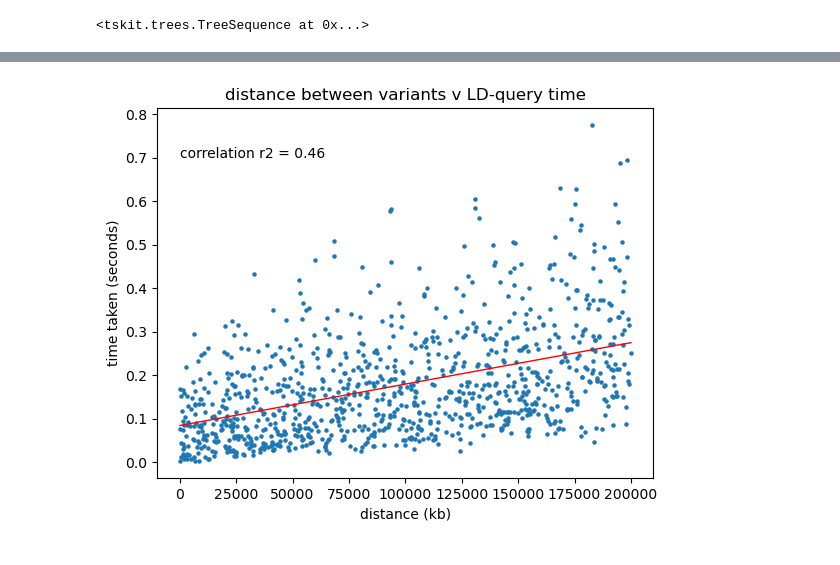
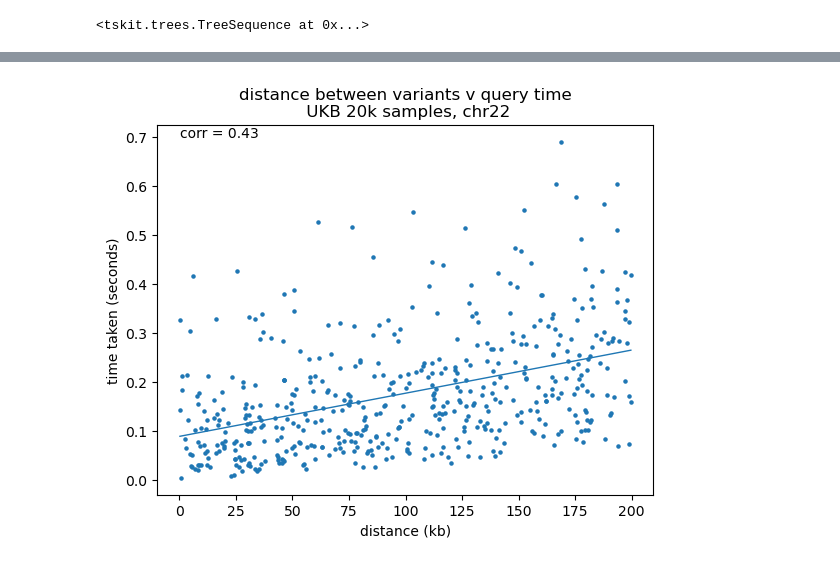
Before and after one commit to savitakartik/tskit-ld, a Jupyter notebook: compute_times_inferred_ts.ipynb, the cells around one changed output, grey strips where cells are left out. Drawn from its saved outputs; the diff is of its cells as text; code cells hidden in the pictures.

Commit message:
code refactor to use methods in ld_calculator.py

```diff
--- a/compute_times_inferred_ts.ipynb
+++ b/compute_times_inferred_ts.ipynb
@@ -57,3 +22,13 @@ plt.show()
+# %%
+num_sites = 500
+max_dist = 200_000
+chr = 22
+ld_calc = ld_calculator.LdInfo(ts, chr)
+sites_a = np.sort(np.random.choice(ld_calc.get_single_mutation_sites(), size=num_sites))
+sites_b = ld_calc.return_random_sites_in_range(sites_a, max_dist=max_dist)
+r2, compute_times = ld_calc.compute_ld_with_time(sites_a, sites_b)
+distances = ld_calc.compute_distance_between_sites(sites_a, sites_b)
+distances = np.array(distances) / 1_000
 # %%
 # histogram of distances
 plt.hist(np.array(distances) / 1_000)
@@ -65,16 +50,15 @@ plt.show()
 # %%
 # make a scatterplot of distance vs time
 plt.scatter(x=np.array(distances), y=compute_times, s=5)
 plt.plot(
     np.unique(distances),
     np.poly1d(np.polyfit(distances, compute_times, 1))(np.unique(distances)),
-    color="red",
     linewidth=1,
 )
-plt.title(f"distance between variants v LD-query time")
+plt.title(f"distance between variants v query time\n UKB 20k samples, chr22")
 plt.xlabel("distance (kb)")
 plt.ylabel("time taken (seconds)")
-plt.text(0.3, 0.7, f"correlation r2 = {np.corrcoef(distances, compute_times)[0,1]:.2f}")
+plt.text(0.3, 0.7, f"corr = {np.corrcoef(distances, compute_times)[0,1]:.2f}")
 plt.show()
 # %% [output]
-[figure, old version]
+[figure, new version]
```
Also changed, not shown: parts of 6 cells of this notebook.
